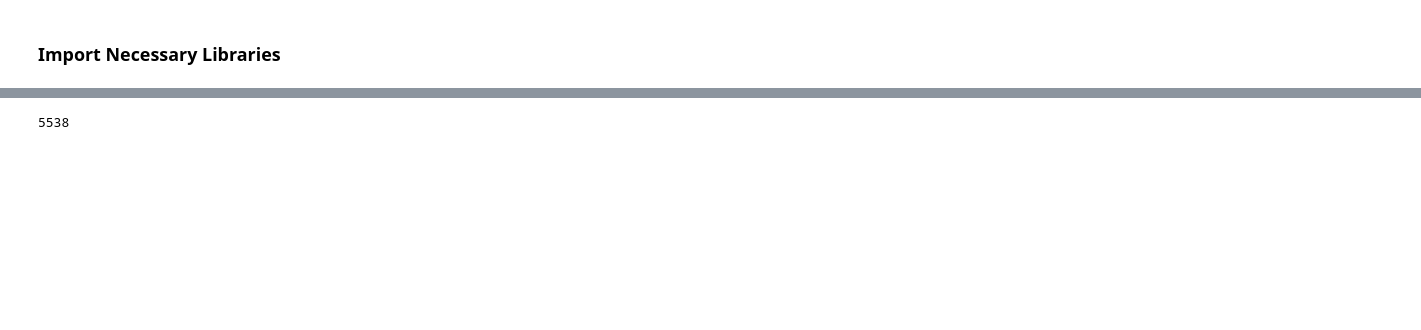
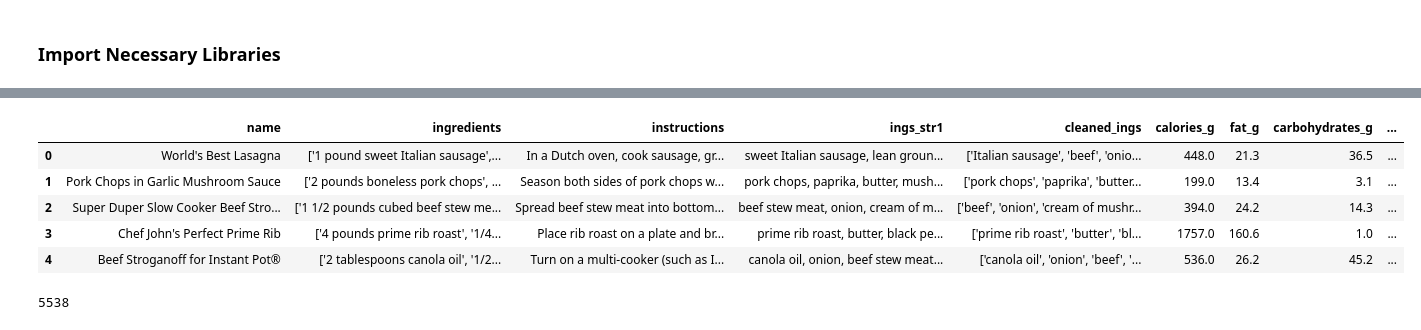
Before and after one commit to stephkendall/Recipe_Recs, a Jupyter notebook: Working Recommendations.ipynb, the cells around one changed output, grey strips where cells are left out. Cells and saved outputs as stored; diff of their text form; code cells hidden in the pictures; blank space fills up the shorter version.

```diff
--- a/Working Recommendations.ipynb
+++ b/Working Recommendations.ipynb
@@ -41,0 +42,10 @@ df.head()
+# %%
+# Load in DataFrame with Instructions and Images
+inst = pd.read_csv(r'/Users/stephaniekendall/Desktop/Errthang/Flatiron/projects/FP_Practice/CSV Files/img_ins.csv')
+# %%
+# Join all DataFrames on name
+from functools import reduce
+
+dfs = [df_small, nutri, inst]
+
+df_final = reduce(lambda left,right: pd.merge(left,right,on='name'), dfs)
@@ -42,3 +56,18 @@ df.head()
+# %%
+new_cols = ['name', 'ingredients','instructions','ings_str1','cleaned_ings','calories_g',
+            'fat_g', 'carbohydrates_g','protein_g','cholesterol_mg','sodium_mg','prep_time',
+            'cook_time','total_time','avg_rating','image']
+# %%
+df_final = df_final[new_cols]
+# %%
+df_final.head()
+# %% [output]
+|  | name | ingredients | instructions | ings_str1 | cleaned_ings | calories_g | fat_g | carbohydrates_g | ... |
+| 0 | World's Best Lasagna | ['1 pound sweet Italian sausage',... | In a Dutch oven, cook sausage, gr... | sweet Italian sausage, lean groun... | ['Italian sausage', 'beef', 'onio... | 448.0 | 21.3 | 36.5 | ... |
+| 1 | Pork Chops in Garlic Mushroom Sauce | ['2 pounds boneless pork chops', ... | Season both sides of pork chops w... | pork chops, paprika, butter, mush... | ['pork chops', 'paprika', 'butter... | 199.0 | 13.4 | 3.1 | ... |
+| 2 | Super Duper Slow Cooker Beef Stro... | ['1 1/2 pounds cubed beef stew me... | Spread beef stew meat into bottom... | beef stew meat, onion, cream of m... | ['beef', 'onion', 'cream of mushr... | 394.0 | 24.2 | 14.3 | ... |
+| 3 | Chef John's Perfect Prime Rib | ['4 pounds prime rib roast', '1/4... | Place rib roast on a plate and br... | prime rib roast, butter, black pe... | ['prime rib roast', 'butter', 'bl... | 1757.0 | 160.6 | 1.0 | ... |
+| 4 | Beef Stroganoff for Instant Pot® | ['2 tablespoons canola oil', '1/2... | Turn on a multi-cooker (such as I... | canola oil, onion, beef stew meat... | ['canola oil', 'onion', 'beef', '... | 536.0 | 26.2 | 45.2 | ... |
 # %%
 bagofwords = []
 for words in df['text'].values:
```
Also changed, not shown: parts of 5 cells of this notebook, 1 other file.
